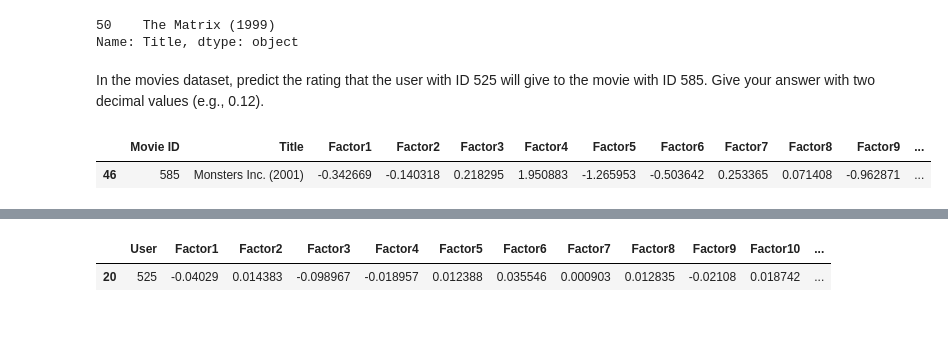
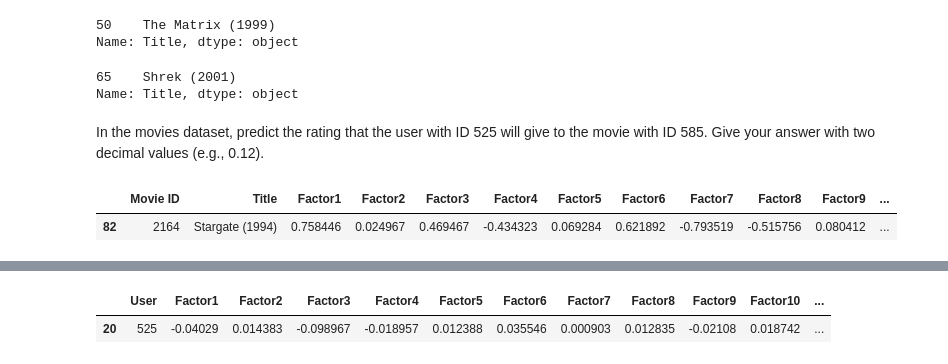
Before and after one commit to ihab09/CE888, a Jupyter notebook: lab4/my_recommender.ipynb, the cells around one changed output, grey strips where cells are left out. Saved outputs shown, nothing was run; the diff lists cells and outputs as text; code cells hidden in the pictures; blank space fills up the shorter version.

```diff
--- a/lab4/my_recommender.ipynb
+++ b/lab4/my_recommender.ipynb
@@ -364,11 +370,17 @@ mov_items.loc[mov_items['Factor1'] == mov_items['Factor1'].min() , 'Title']
 # %% [output]
 50    The Matrix (1999)
 Name: Title, dtype: object
+# %%
+# In the movies dataset, which of the following titles corresponds to the movie with the highest loading of factor 10?
+mov_items.loc[mov_items['Factor10'] == mov_items['Factor10'].max() , 'Title']
+# %% [output]
+65    Shrek (2001)
+Name: Title, dtype: object
 # %% [markdown]
 In the movies dataset, predict the rating that the user with ID 525 will give to the movie with ID 585. Give your answer with two decimal values (e.g., 0.12).
 # %%
-mov_factor_vals = mov_items.loc[mov_items['Movie ID'] == 585]
+mov_factor_vals = mov_items.loc[mov_items['Movie ID'] == 2164]
 mov_factor_vals
 # %% [output]
 |  | Movie ID | Title | Factor1 | Factor2 | Factor3 | Factor4 | Factor5 | Factor6 | Factor7 | Factor8 | Factor9 | ... |
-| 46 | 585 | Monsters Inc. (2001) | -0.342669 | -0.140318 | 0.218295 | 1.950883 | -1.265953 | -0.503642 | 0.253365 | 0.071408 | -0.962871 | ... |
+| 82 | 2164 | Stargate (1994) | 0.758446 | 0.024967 | 0.469467 | -0.434323 | 0.069284 | 0.621892 | -0.793519 | -0.515756 | 0.080412 | ... |
```
Also changed, not shown: parts of 29 cells of this notebook.
